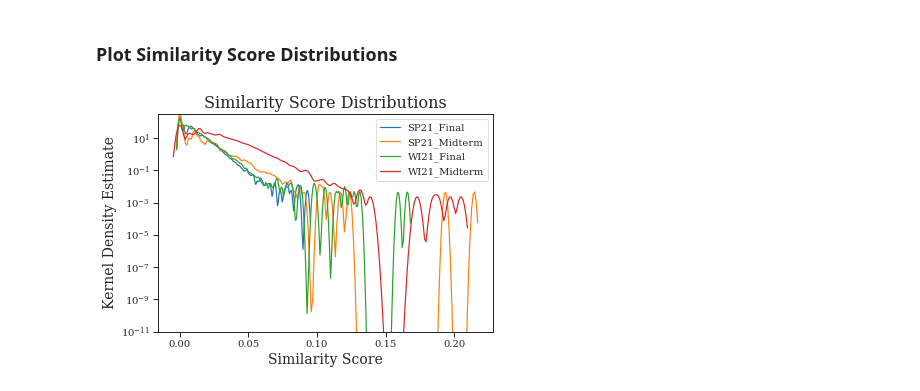
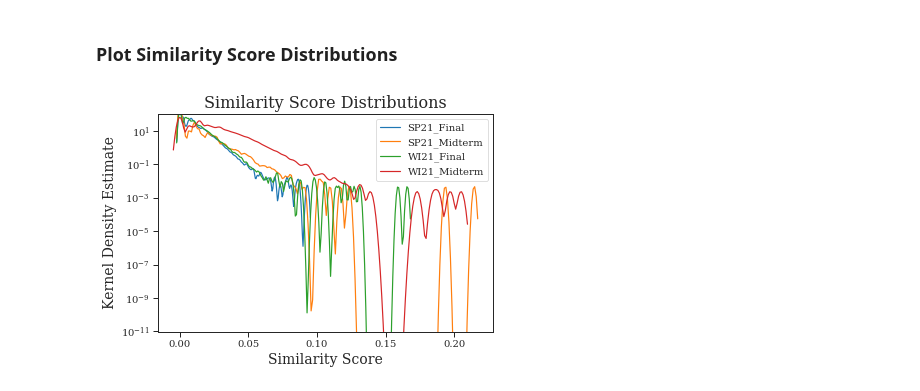
Before and after one commit to niemasd/Exam-Similarity-Detection-Paper, a Jupyter notebook: scripts/Figures.ipynb, the cells around one changed output. Cells and saved outputs as stored; diff of their text form; code cells hidden in the pictures.

```diff
--- a/scripts/Figures.ipynb
+++ b/scripts/Figures.ipynb
@@ -17,13 +17,13 @@ rcParams['patch.edgecolor'] = '4C4C4C' # set boxenplot outlines same as violinpl
 # %%
 fig, ax = plt.subplots()
 for fn in glob('%s/similarity_csv/*.csv' % DATADIR):
     distplot([float(l.split(',')[2]) for l in open(fn)], kde=True, hist=False, label=fn.split('/')[-1].rstrip('.csv'))
 plt.title("Similarity Score Distributions")
 plt.xlabel("Similarity Score")
 plt.ylabel("Kernel Density Estimate")
-plt.ylim(ymin=10**-11)
+plt.ylim(ymin=10**-11, ymax=100)
 ax.set_yscale('log')
 plt.legend()
 fig.savefig('%s/similarity_dists.pdf' % FIGDIR, format='pdf', bbox_inches='tight')
 # %% [output]
-[figure, old version]
+[figure, new version]
```
Also changed, not shown: 1 other file.
